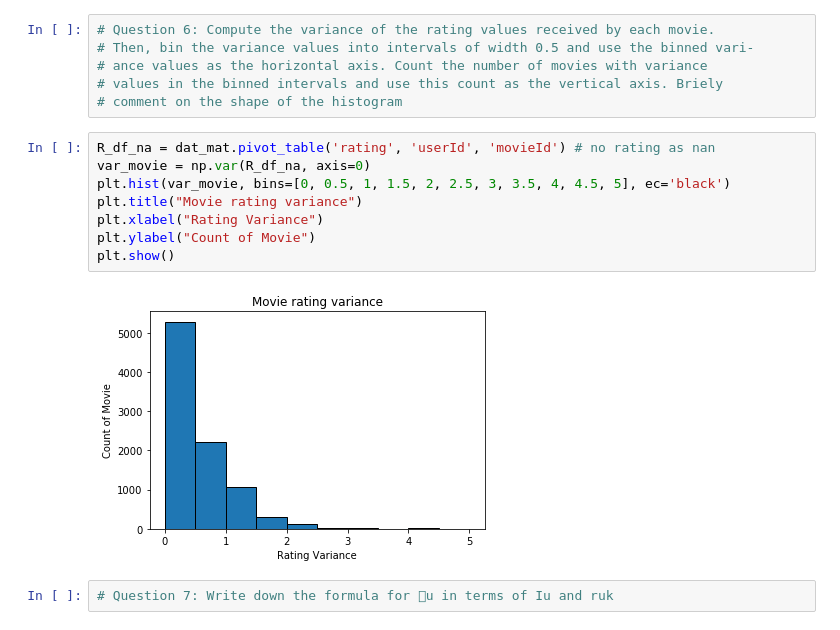
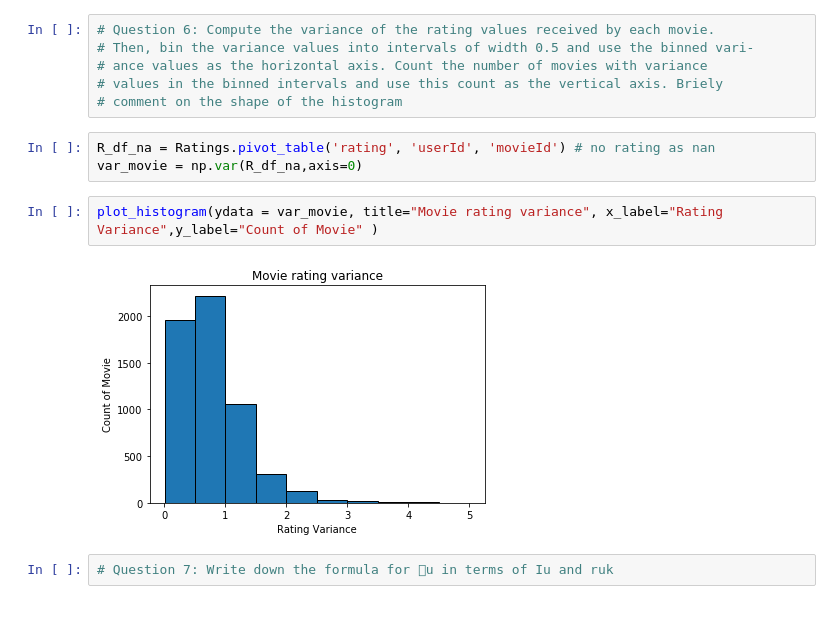
Before and after one commit to nsnguyen/ECE-219, a Jupyter notebook: project3/project_3.ipynb, the cells around one changed output. Drawn from its saved outputs; the diff is of its cells as text.

```diff
--- a/project3/project_3.ipynb
+++ b/project3/project_3.ipynb
@@ -143,14 +127,11 @@ plot_distribution(list(user_sorted), title='Distribution of User Index', x_label
 # ance values as the horizontal axis. Count the number of movies with variance
 # values in the binned intervals and use this count as the vertical axis. Briely
 # comment on the shape of the histogram
-# %%
-R_df_na = dat_mat.pivot_table('rating', 'userId', 'movieId') # no rating as nan
-var_movie = np.var(R_df_na, axis=0)
-plt.hist(var_movie, bins=[0, 0.5, 1, 1.5, 2, 2.5, 3, 3.5, 4, 4.5, 5], ec='black')
-plt.title("Movie rating variance")
-plt.xlabel("Rating Variance")
-plt.ylabel("Count of Movie")
-plt.show()
-# %% [output]
-[figure, removed]
+# %%
+R_df_na = Ratings.pivot_table('rating', 'userId', 'movieId') # no rating as nan
+var_movie = np.var(R_df_na,axis=0)
+# %%
+plot_histogram(ydata = var_movie, title="Movie rating variance", x_label="Rating Variance",y_label="Count of Movie" )
+# %% [output]
+[figure, added]
 # %%
```
Also changed, not shown: parts of 3 cells of this notebook.
